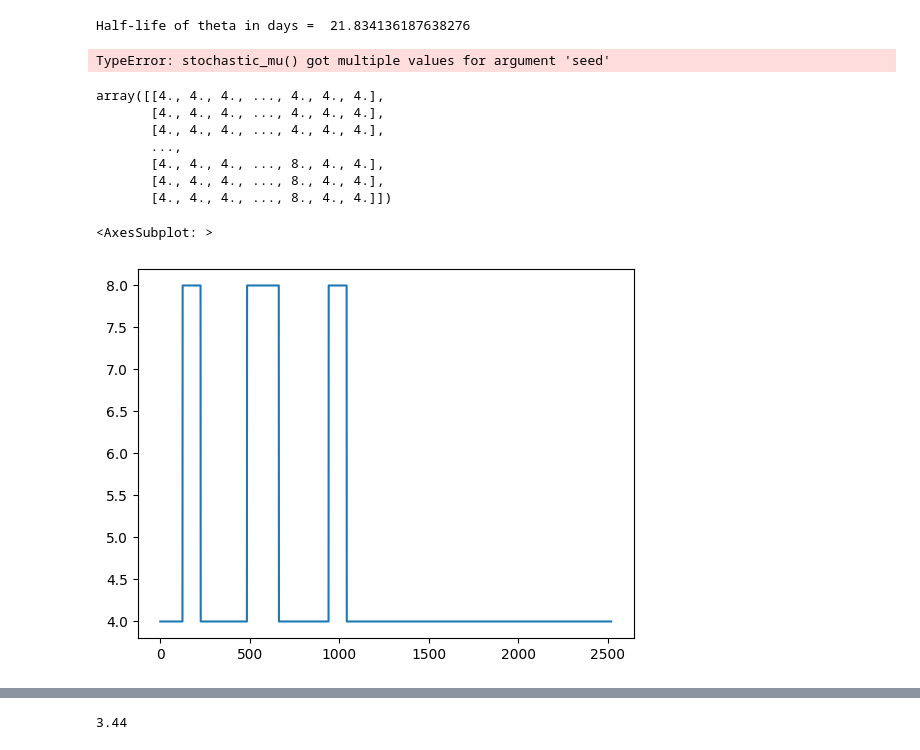
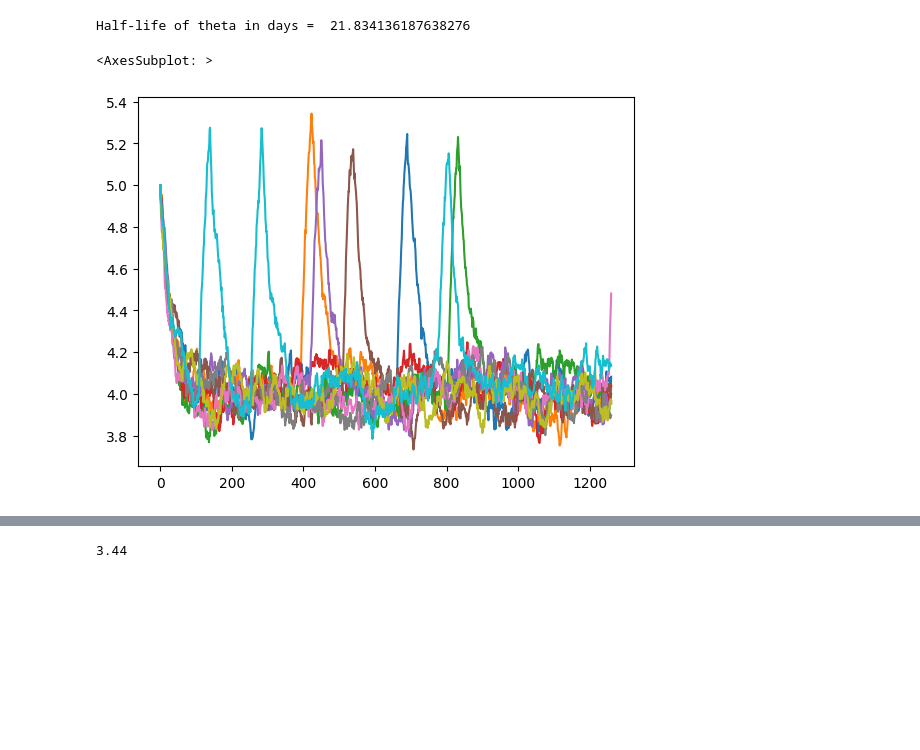
Before and after one commit to bbcho/risktools-dev, a Jupyter notebook: notebooks/simOUJ.ipynb, the cells around one changed output, grey strips where cells are left out. Cells and saved outputs as stored; diff of their text form; code cells hidden in the pictures; blank space fills up the shorter version.

```diff
--- a/notebooks/simOUJ.ipynb
+++ b/notebooks/simOUJ.ipynb
@@ -11,46 +24,20 @@ from numba import njit
 # %%
-s0 = 5
-mu = 4
-theta = 8
-dt = 0.25
-T = 4
-sigma = 0.32
-
-
-mu = np.ones((252, 100)) * 4
-mu[100:, :50] = 8
-
 df = rt.simOU(
     s0,
     mu,
     theta,
     sigma,
-    T=1,
+    T=T,
     dt=1 / 252,
-    sims=100,
+    sims=10,
     seed=12345,
     log_price=False,
     c=False,
 )
+
+df.plot(legend=False)
 # %% [output]
 Half-life of theta in days =  21.834136187638276
+<AxesSubplot: >
+[figure, added]
-# %%
-mu = rt.stochastic_mu(4, 0.5, 4, 1 / 252, 100, 2520, 100, seed=12345)
-# %% [output]
-TypeError: stochastic_mu() got multiple values for argument 'seed'
-# %%
-mu
-# %% [output]
-array([[4., 4., 4., ..., 4., 4., 4.],
-       [4., 4., 4., ..., 4., 4., 4.],
-       [4., 4., 4., ..., 4., 4., 4.],
-       ...,
-       [4., 4., 4., ..., 8., 4., 4.],
-       [4., 4., 4., ..., 8., 4., 4.],
-       [4., 4., 4., ..., 8., 4., 4.]])
-# %%
-pd.DataFrame(mu).iloc[:,99].plot()
-# %% [output]
-<AxesSubplot: >
-[figure, removed]
 # %%
```
Also changed, not shown: parts of 4 cells of this notebook.
